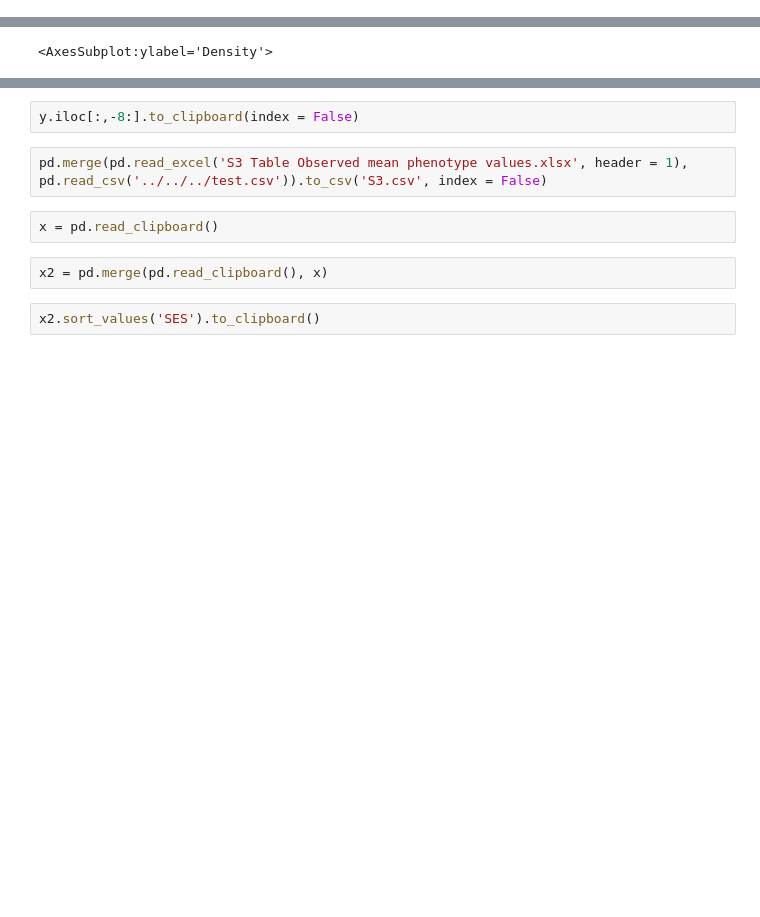
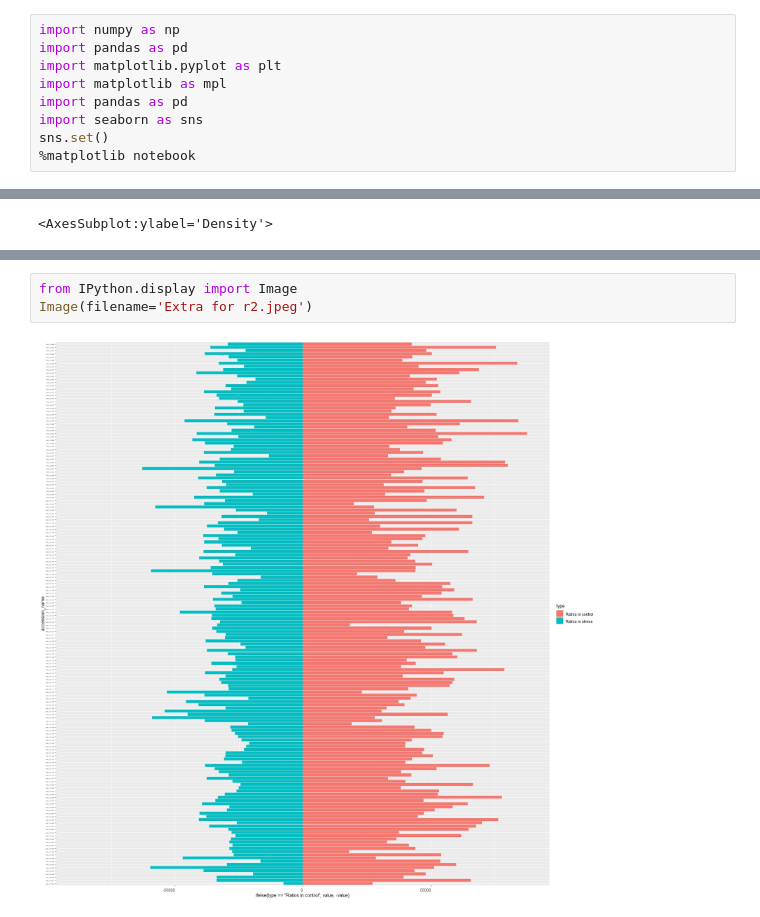
Before and after one commit to DeadlineWasYesterday/Cat-Does-Plant, a Jupyter notebook: Notebooks/Revision2.ipynb, the cells around one changed output, grey strips where cells are left out. Drawn from its saved outputs; the diff is of its cells as text; blank space fills up the shorter version.

```diff
--- a/Notebooks/Revision2.ipynb
+++ b/Notebooks/Revision2.ipynb
@@ -4,3 +1,12 @@ import pandas as pd
+# %%
+import numpy as np
+import pandas as pd
+import matplotlib.pyplot as plt
+import matplotlib as mpl
+import pandas as pd
+import seaborn as sns
+sns.set()
+%matplotlib notebook
 # %%
 pd.read_excel('S3 Table Observed mean phenotype values.xlsx', header = 1).columns
 # %% [output]
@@ -87,10 +71,5 @@ y['RST'] = y['Stress_Shoot_thickness'] / y['Shoot_thickness']
-# %%
-y.iloc[:,-8:].to_clipboard(index = False)
-# %%
-pd.merge(pd.read_excel('S3 Table Observed mean phenotype values.xlsx', header = 1), pd.read_csv('../../../test.csv')).to_csv('S3.csv', index = False)
-# %%
-x = pd.read_clipboard()
-# %%
-x2 = pd.merge(pd.read_clipboard(), x)
-# %%
-x2.sort_values('SES').to_clipboard()
+# %%
+from IPython.display import Image
+Image(filename='Extra for r2.jpeg')
+# %% [output]
+[figure, added]
```
Also changed, not shown: parts of 9 cells of this notebook.
